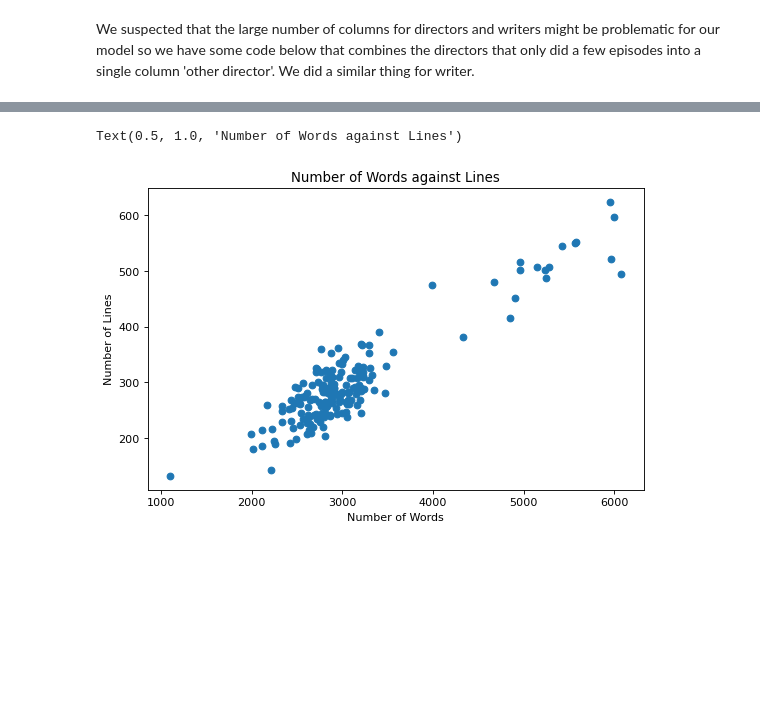
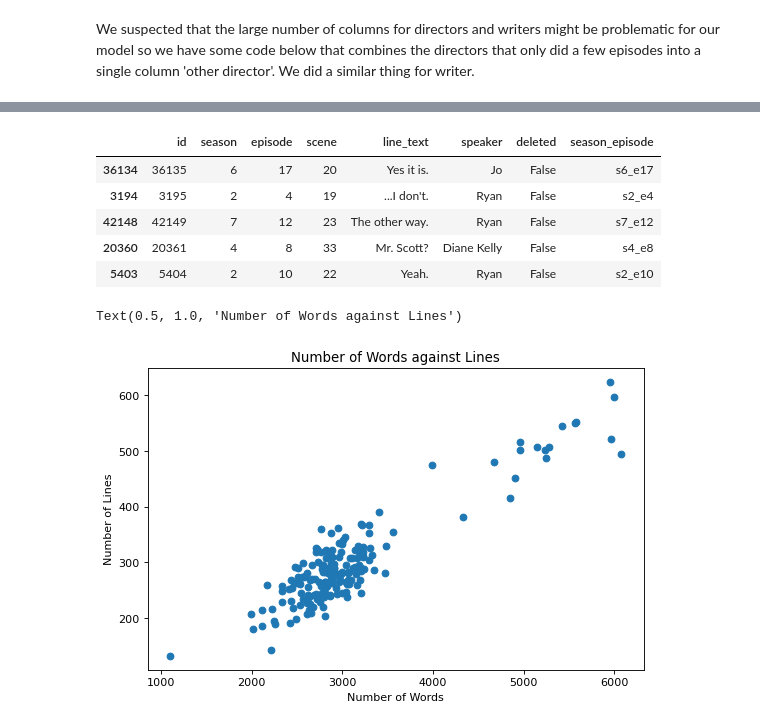
Before and after one commit to BradWangW/imdb_rate_model, a Jupyter notebook: project1_word_counts.ipynb, the cells around one changed output, grey strips where cells are left out. Saved outputs shown, nothing was run; the diff lists cells and outputs as text; code cells hidden in the pictures; blank space fills up the shorter version.

```diff
--- a/project1_word_counts.ipynb
+++ b/project1_word_counts.ipynb
@@ -308,0 +326,9 @@ data_numeric.head()
+# %%
+data_scripts.sample(5)
+# %% [output]
+|  | id | season | episode | scene | line_text | speaker | deleted | season_episode |
+| 36134 | 36135 | 6 | 17 | 20 | Yes it is. | Jo | False | s6_e17 |
+| 3194 | 3195 | 2 | 4 | 19 | ...I don't. | Ryan | False | s2_e4 |
+| 42148 | 42149 | 7 | 12 | 23 | The other way. | Ryan | False | s7_e12 |
+| 20360 | 20361 | 4 | 8 | 33 | Mr. Scott? | Diane Kelly | False | s4_e8 |
+| 5403 | 5404 | 2 | 10 | 22 | Yeah. | Ryan | False | s2_e10 |
```
Also changed, not shown: parts of 7 cells of this notebook.
